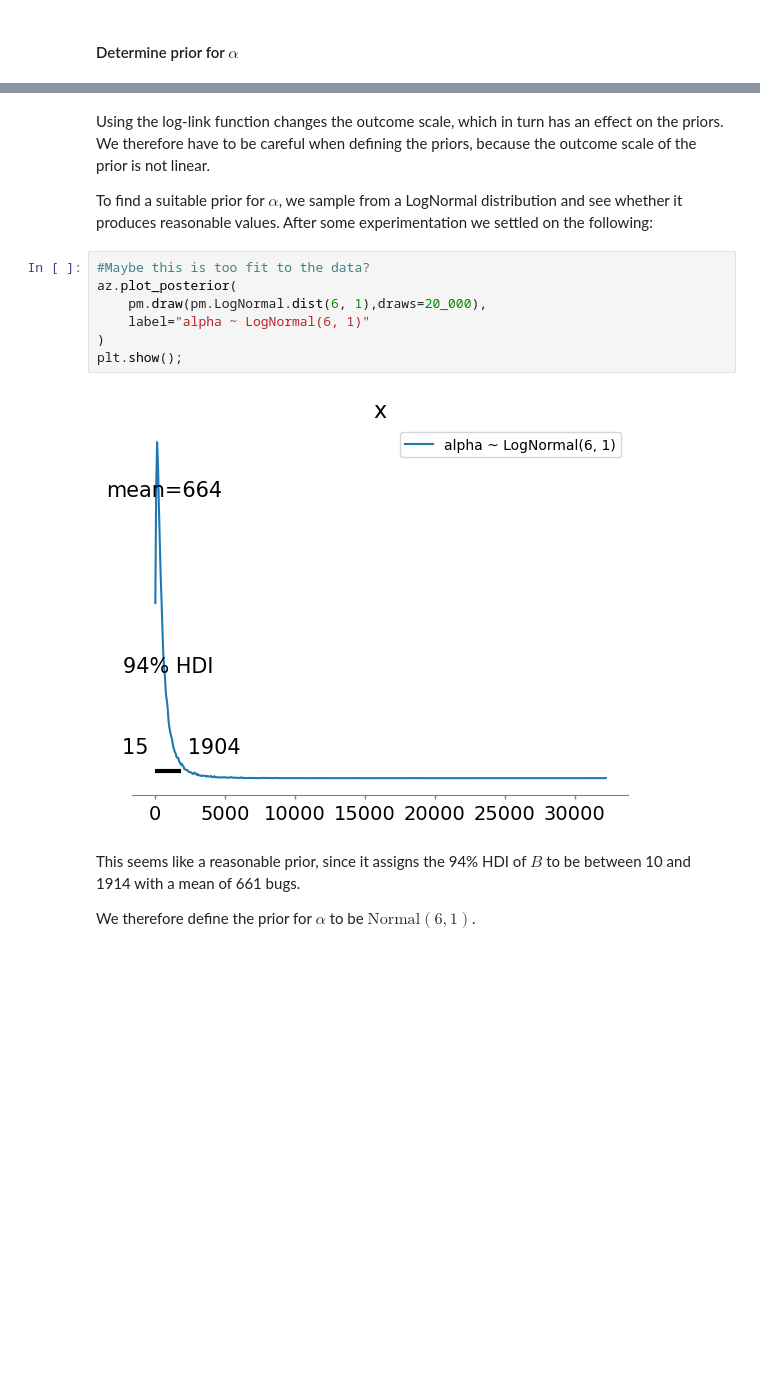
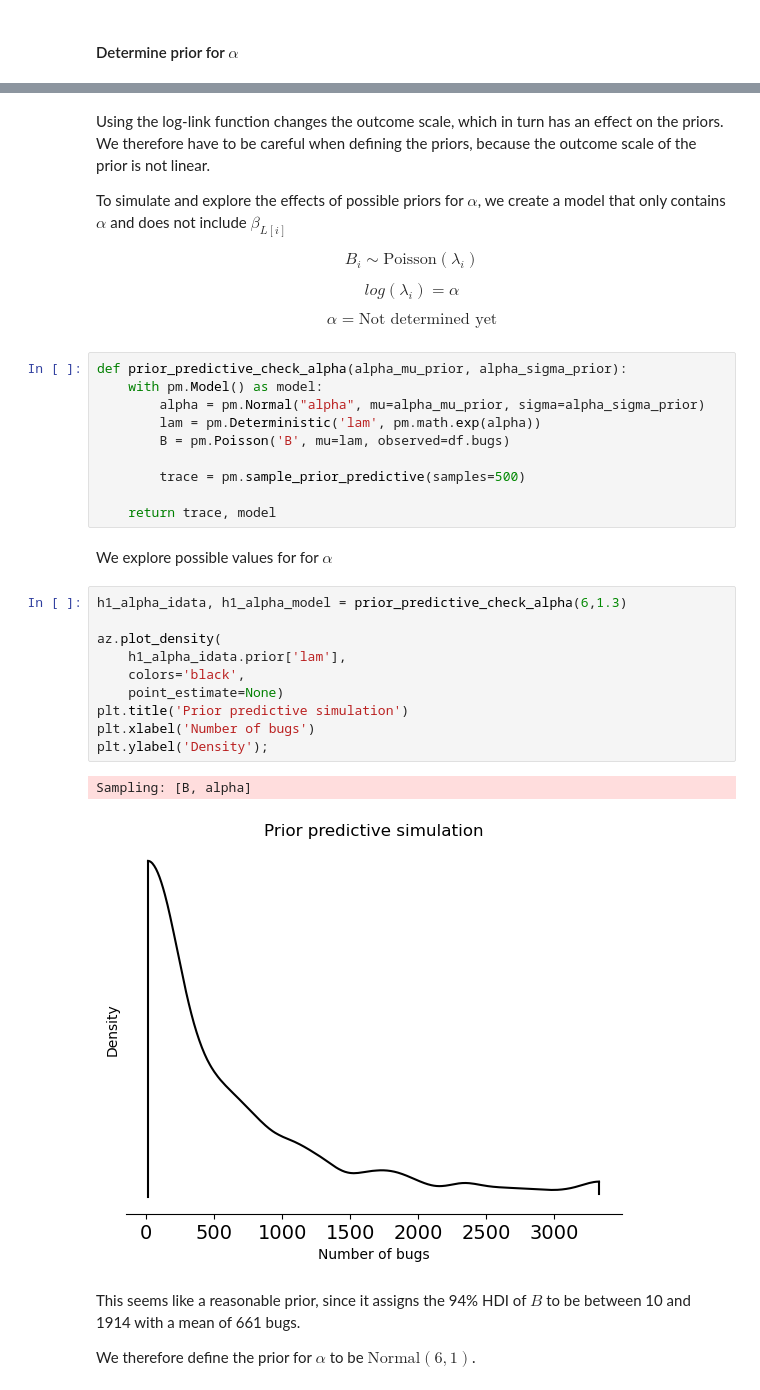
Before and after one commit to ah140797/PPExam24, a Jupyter notebook: anders.ipynb, the cells around one changed output, grey strips where cells are left out. Saved outputs shown, nothing was run; the diff lists cells and outputs as text; blank space fills up the shorter version.

```diff
--- a/anders.ipynb
+++ b/anders.ipynb
@@ -82,16 +117,45 @@ $$
 # %% [markdown]
 Using the log-link function changes the outcome scale, which in turn has an effect on the priors. We therefore have to be careful when defining the priors, because the outcome scale of the prior is not linear.
 
-To find a suitable prior for $\alpha$, we sample from a LogNormal distribution and see whether it produces reasonable values. After some experimentation we settled on the following:
+To simulate and explore the effects of possible priors for $\alpha$, we create a model that only contains $\alpha$ and does not include $\beta_{L[i]}$
+
+$$
+B_i \sim \mathrm{Poisson}(\lambda_i)
+$$
+
+$$
+log(\lambda_i) = \alpha
+$$
+
+
+$$
+\alpha = \text{Not determined yet}
+$$
-# %%
-#Maybe this is too fit to the data?
-az.plot_posterior(
-    pm.draw(pm.LogNormal.dist(6, 1),draws=20_000),
-    label="alpha ~ LogNormal(6, 1)"
-)
-plt.show();
-# %% [output]
-[figure, removed]
+# %%
+def prior_predictive_check_alpha(alpha_mu_prior, alpha_sigma_prior):
+    with pm.Model() as model:
+        alpha = pm.Normal("alpha", mu=alpha_mu_prior, sigma=alpha_sigma_prior)
+        lam = pm.Deterministic('lam', pm.math.exp(alpha))
+        B = pm.Poisson('B', mu=lam, observed=df.bugs)
+
+        trace = pm.sample_prior_predictive(samples=500)
+
+    return trace, model
+# %% [markdown]
+We explore possible values for for $\alpha$
+# %%
+h1_alpha_idata, h1_alpha_model = prior_predictive_check_alpha(6,1.3)
+
+az.plot_density(
+    h1_alpha_idata.prior['lam'],
+    colors='black',
+    point_estimate=None)
+plt.title('Prior predictive simulation')
+plt.xlabel('Number of bugs')
+plt.ylabel('Density');
+# %% [output]
+Sampling: [B, alpha]
+[figure, added]
 # %% [markdown]
 This  seems like a reasonable prior, since it assigns the 94% HDI of $B$ to be between 10 and 1914 with a mean of 661 bugs.
 
```
Also changed, not shown: parts of 89 cells of this notebook.
